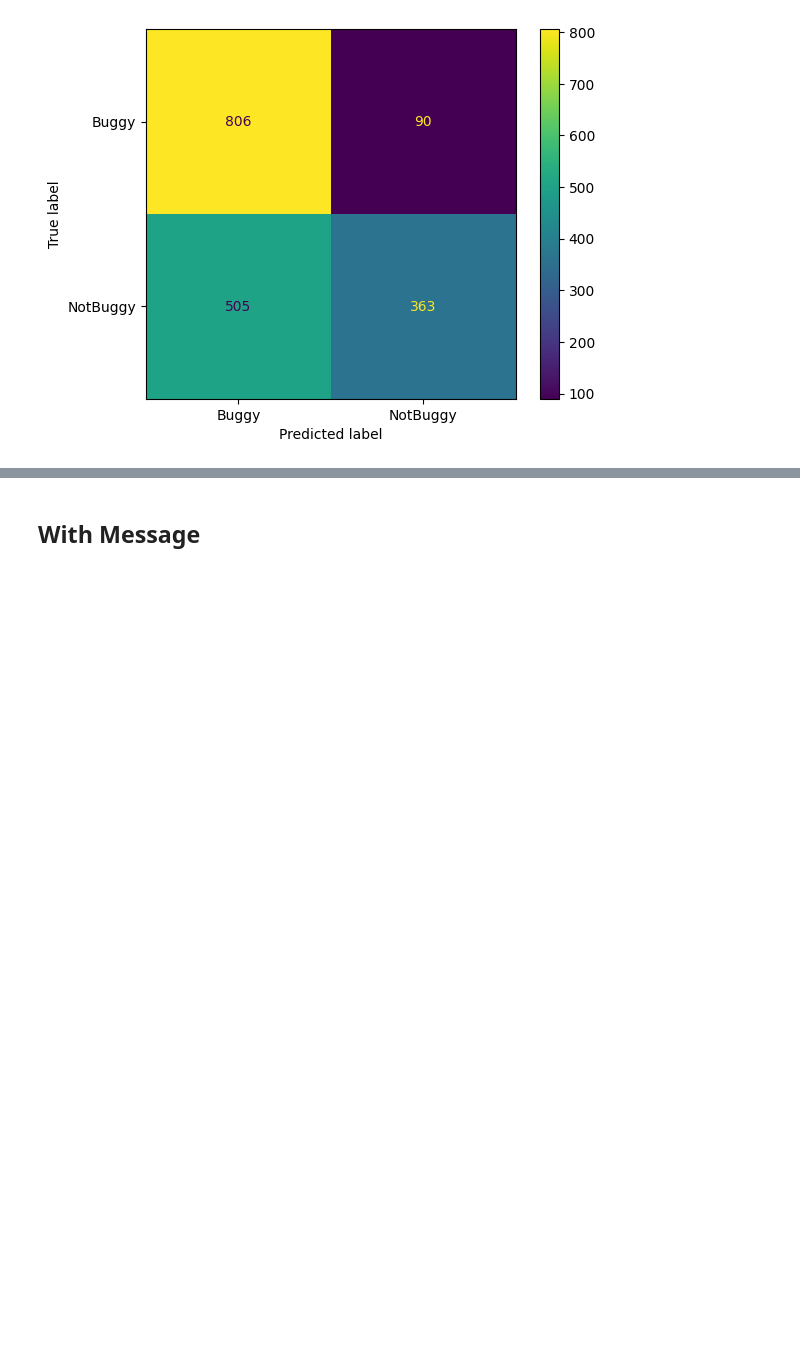
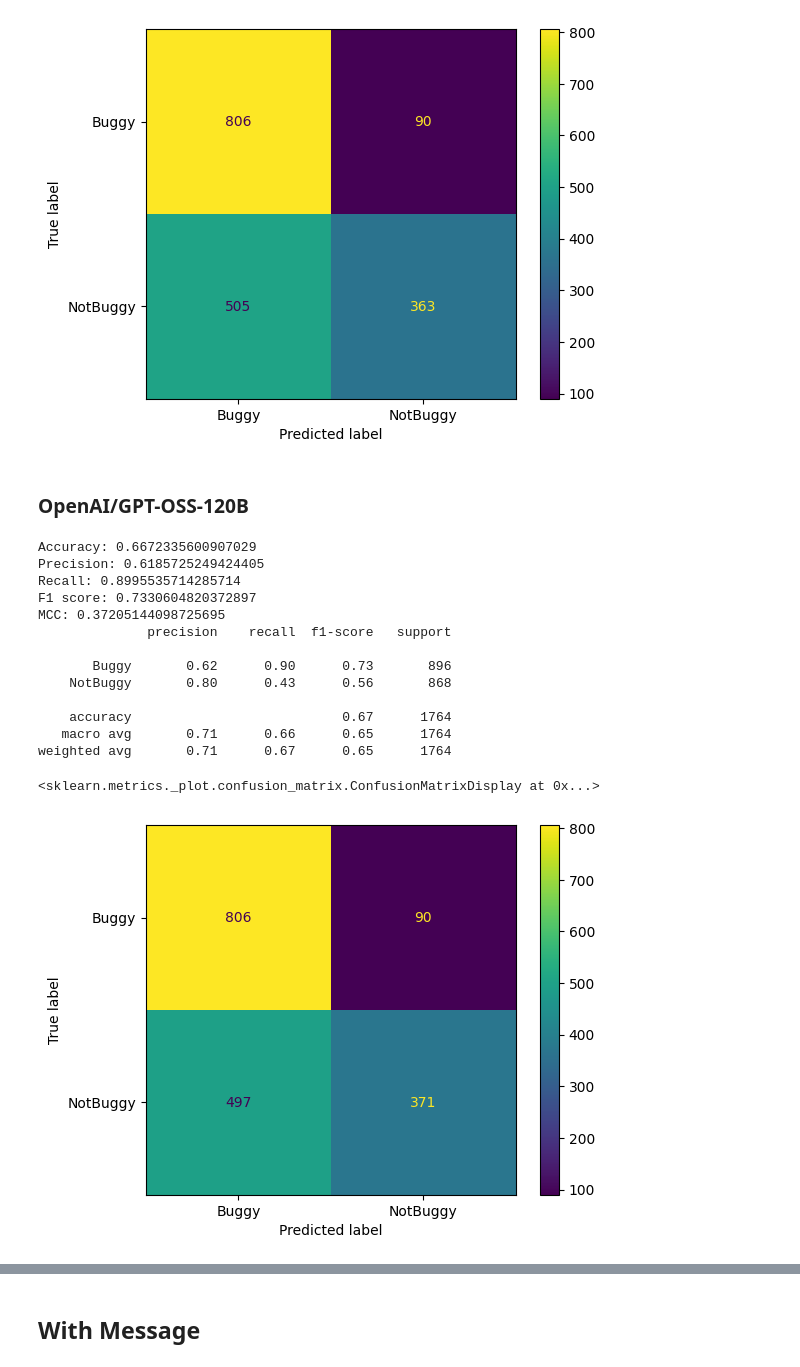
Before and after one commit to SQMLab/Tangled, a Jupyter notebook: OpenSourceModels.ipynb, the cells around one changed output, grey strips where cells are left out. Cells and saved outputs as stored; diff of their text form; code cells hidden in the pictures; blank space fills up the shorter version.

```diff
--- a/OpenSourceModels.ipynb
+++ b/OpenSourceModels.ipynb
@@ -58,3 +100,51 @@ MCC: 0.36362827035994505
 weighted avg       0.71      0.66      0.64      1764
 <sklearn.metrics._plot.confusion_matrix.ConfusionMatrixDisplay at 0x...>
 [figure]
+# %% [markdown]
+### OpenAI/GPT-OSS-120B
+# %%
+result = pd.read_csv("./Results/RQ1/WithoutMsg/openai-gpt-oss-120b.csv")
+result.at[180, "Detection"] = "assistantfinalBuggy"
+result["Output"] = result["Detection"]
+
+def extract_result_for_gptoss(text):
+    first_word = text
+    if "assistantfinal" in text:
+        pattern = r"\bassistantfinal\w*"
+        first_word = re.findall(pattern, text)[0].replace("assistantfinal", "")
+        if first_word == "Bug":
+            first_word = "Buggy"
+        elif first_word == "NotBug":
+            first_word = "NotBuggy"
+        elif "NotBug" in first_word:
+            first_word = "NotBuggy"
+    else:
+        return None
+
+    return first_word if len(first_word) > 0 else None
+result["Detection"] = result["Detection"].apply(lambda x: extract_result_for_gptoss(x))
+print("Accuracy:", accuracy_score(result["Decision"], result["Detection"]))
+print("Precision:", precision_score(result["Decision"], result["Detection"], pos_label="Buggy"))
+print("Recall:", recall_score(result["Decision"], result["Detection"], pos_label="Buggy"))
+print("F1 score:", f1_score(result["Decision"], result["Detection"], pos_label="Buggy"))
+print("MCC:", matthews_corrcoef(result["Decision"], result["Detection"]))
+print(classification_report(result["Decision"], result["Detection"]))
+cm = confusion_matrix(result["Decision"], result["Detection"], labels=["Buggy", "NotBuggy"])
+fig = ConfusionMatrixDisplay(cm, display_labels=["Buggy", "NotBuggy"])
+fig.plot()
+# %% [output]
+Accuracy: 0.6672335600907029
+Precision: 0.6185725249424405
+Recall: 0.8995535714285714
+F1 score: 0.7330604820372897
+MCC: 0.37205144098725695
+              precision    recall  f1-score   support
+
+       Buggy       0.62      0.90      0.73       896
+    NotBuggy       0.80      0.43      0.56       868
+
+    accuracy                           0.67      1764
+   macro avg       0.71      0.66      0.65      1764
+weighted avg       0.71      0.67      0.65      1764
+<sklearn.metrics._plot.confusion_matrix.ConfusionMatrixDisplay at 0x...>
+[figure, added]
```
Also changed, not shown: parts of 29 cells of this notebook, 2 other files.
